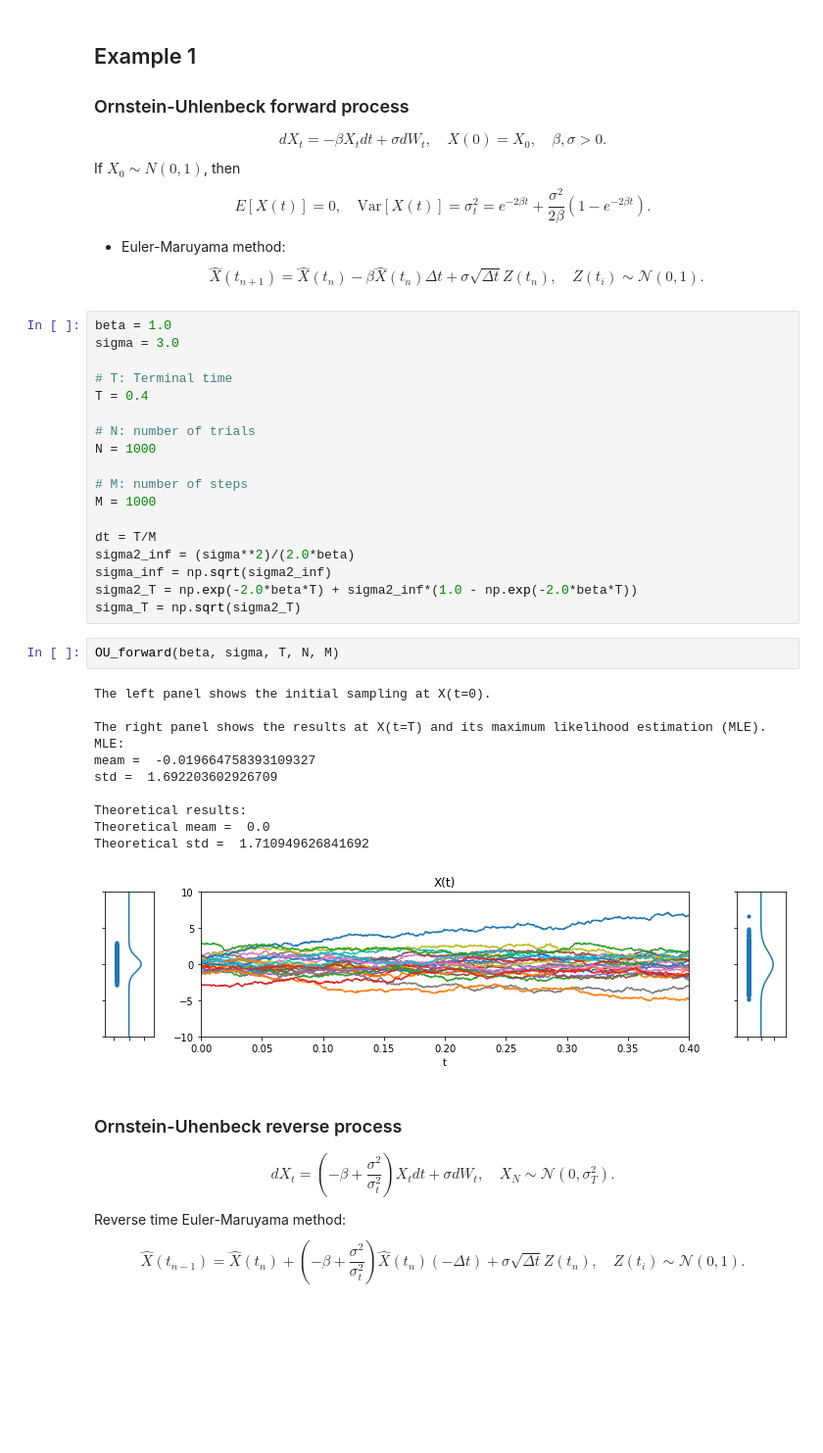
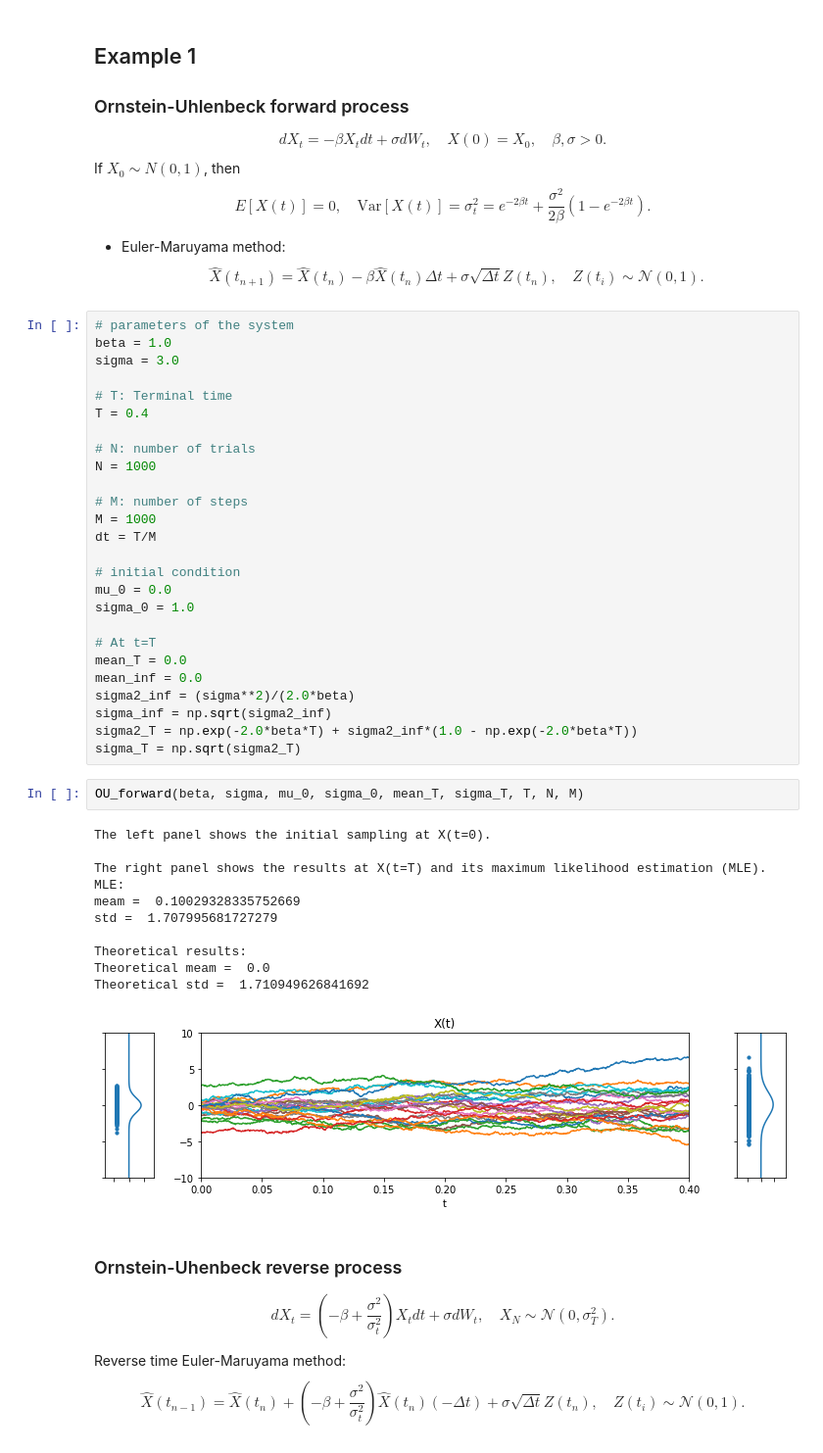
Before and after one commit to teshenglin/computational_mathematics, a Jupyter notebook: diffusion_model/Ornstein_Uhlenbeck.ipynb, the cells around one changed output. Shown at 98% size. Drawn from its saved outputs; the diff is of its cells as text; blank space fills up the shorter version.

```diff
--- a/diffusion_model/Ornstein_Uhlenbeck.ipynb
+++ b/diffusion_model/Ornstein_Uhlenbeck.ipynb
@@ -25,6 +25,7 @@ $$
 \hat{X}(t_{n+1}) = \hat{X}(t_{n}) - \beta \hat{X}(t_{n}) \Delta t + \sigma\sqrt{\Delta t}Z(t_n), \quad Z(t_i)\sim\mathcal{N}(0, 1).
 $$
 # %%
+# parameters of the system
 beta = 1.0
 sigma = 3.0
 
@@ -36,26 +37,33 @@ N = 1000
 
 # M: number of steps
 M = 1000
+dt = T/M
 
-dt = T/M
+# initial condition
+mu_0 = 0.0
+sigma_0 = 1.0
+
+# At t=T
+mean_T = 0.0
+mean_inf = 0.0
 sigma2_inf = (sigma**2)/(2.0*beta)
 sigma_inf = np.sqrt(sigma2_inf)
 sigma2_T = np.exp(-2.0*beta*T) + sigma2_inf*(1.0 - np.exp(-2.0*beta*T))
 sigma_T = np.sqrt(sigma2_T)
-# %%
-OU_forward(beta, sigma, T, N, M)
-# %% [output]
-The left panel shows the initial sampling at X(t=0).
-
-The right panel shows the results at X(t=T) and its maximum likelihood estimation (MLE).
-MLE:
-meam =  -0.019664758393109327
-std =  1.692203602926709
-
-Theoretical results:
-Theoretical meam =  0.0
-Theoretical std =  1.710949626841692
-[figure, removed]
+# %%
+OU_forward(beta, sigma, mu_0, sigma_0, mean_T, sigma_T, T, N, M)
+# %% [output]
+The left panel shows the initial sampling at X(t=0).
+
+The right panel shows the results at X(t=T) and its maximum likelihood estimation (MLE).
+MLE:
+meam =  0.10029328335752669
+std =  1.707995681727279
+
+Theoretical results:
+Theoretical meam =  0.0
+Theoretical std =  1.710949626841692
+[figure, added]
 # %% [markdown]
 ### Ornstein-Uhenbeck reverse process
 
```
Also changed, not shown: parts of 7 cells of this notebook, 2 other files.
